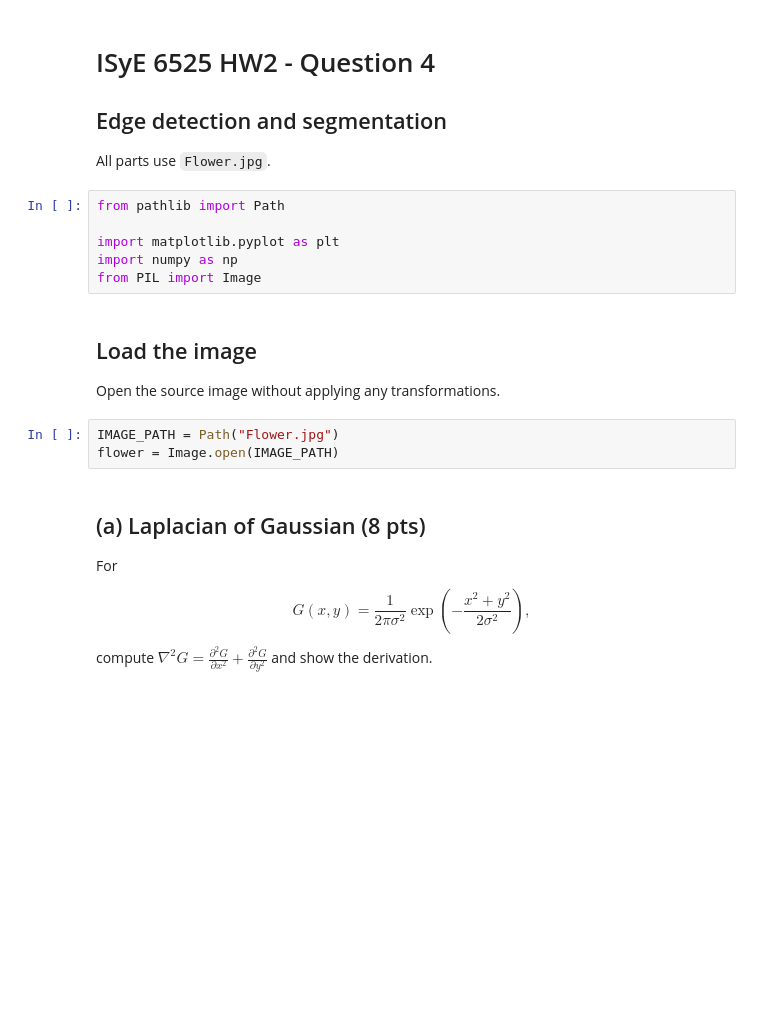
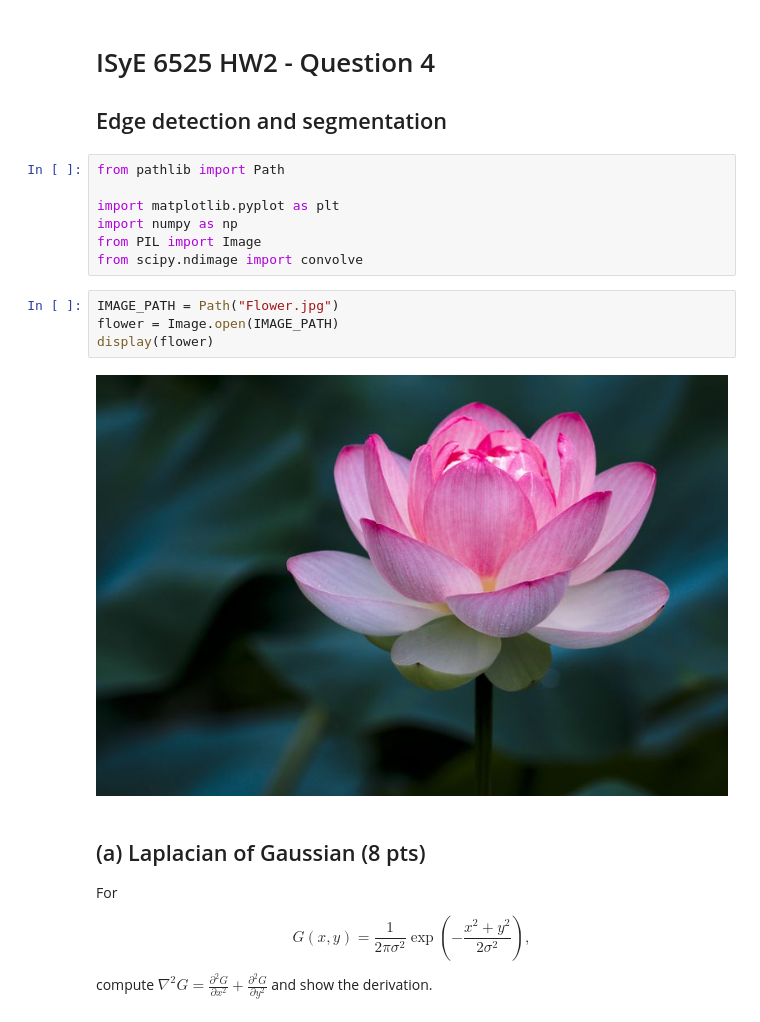
Before and after one commit to kyle-nguyennn/ml-stats-lab, a Jupyter notebook: fda/lab2/Q4_edge_detection_segmentation.ipynb, the cells around one changed output. Drawn from its saved outputs; the diff is of its cells as text; blank space fills up the shorter version.

```diff
--- a/fda/lab2/Q4_edge_detection_segmentation.ipynb
+++ b/fda/lab2/Q4_edge_detection_segmentation.ipynb
@@ -2,21 +2,19 @@
 # ISyE 6525 HW2 - Question 4
 
 ## Edge detection and segmentation
-
-All parts use `Flower.jpg`.
 # %%
 from pathlib import Path
 
 import matplotlib.pyplot as plt
 import numpy as np
 from PIL import Image
+from scipy.ndimage import convolve
-# %% [markdown]
-## Load the image
-
-Open the source image without applying any transformations.
 # %%
 IMAGE_PATH = Path("Flower.jpg")
 flower = Image.open(IMAGE_PATH)
+display(flower)
+# %% [output]
+[figure, added]
 # %% [markdown]
 ## (a) Laplacian of Gaussian (8 pts)
 
```
Also changed, not shown: parts of 3 cells of this notebook.
